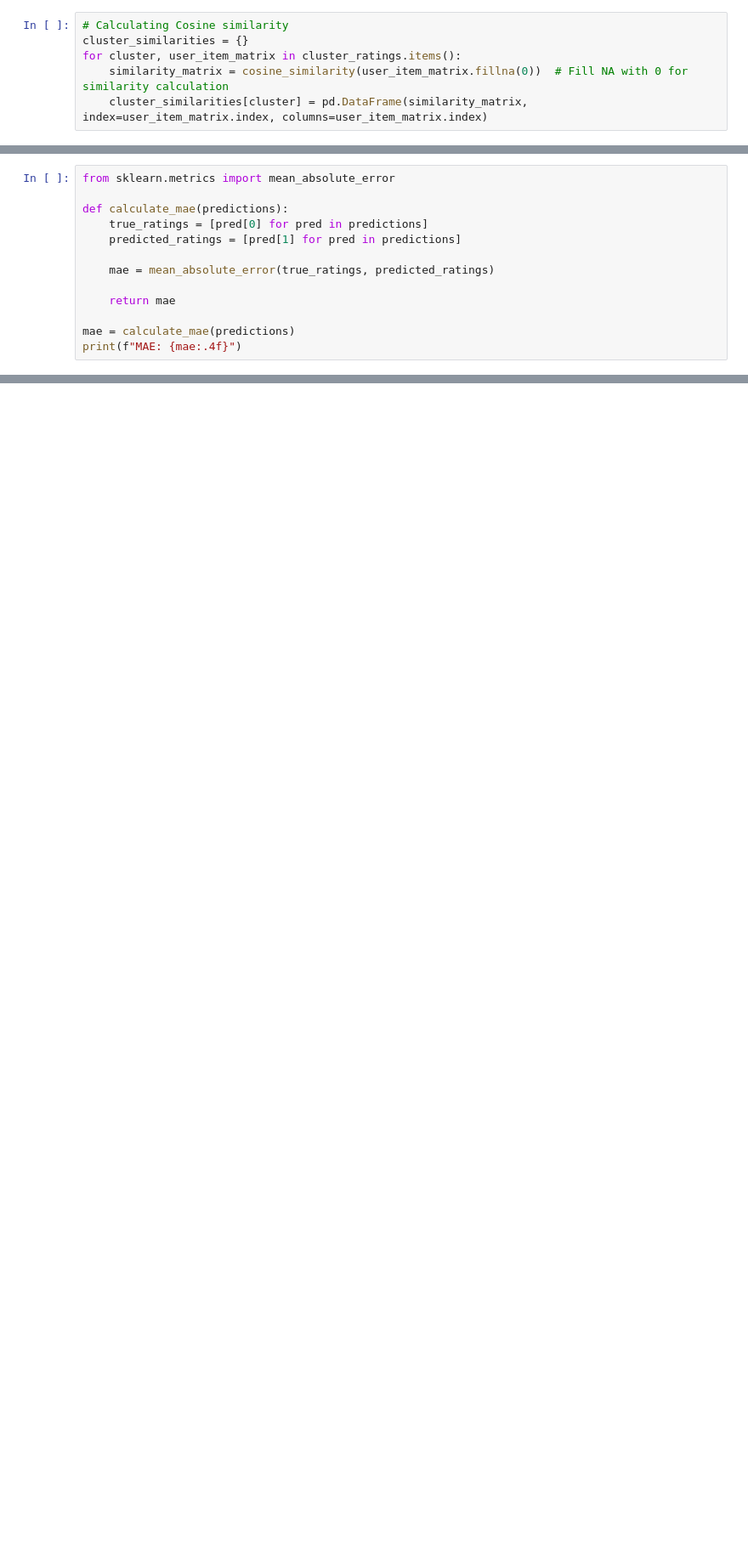
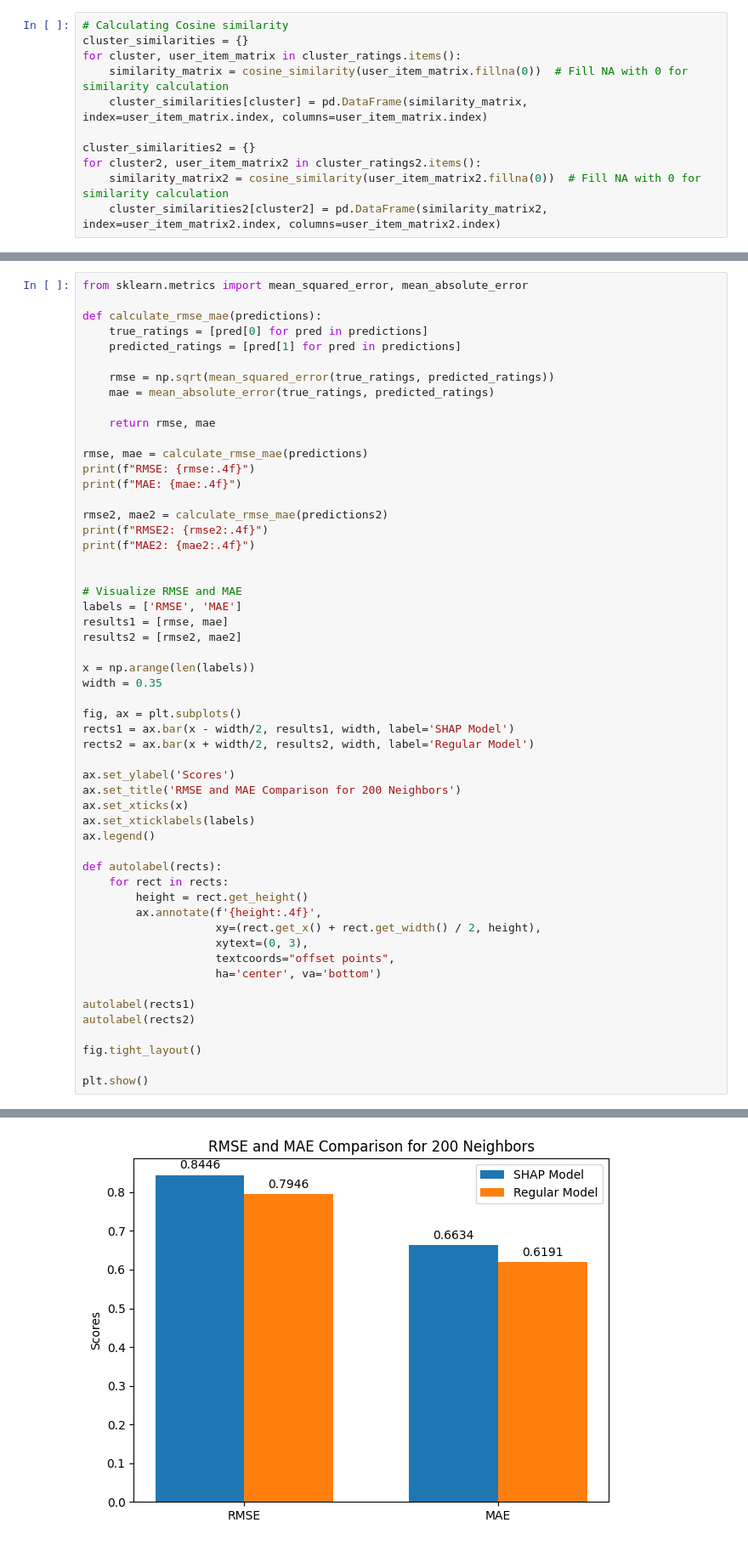
Before and after one commit to aditya-singam/shapclustering, a Jupyter notebook: Pioneer_Research_Code_Aditya_Singampalli.ipynb, the cells around one changed output, grey strips where cells are left out. Shown: that part at 85% size. Saved outputs shown, nothing was run; the diff lists cells and outputs as text; blank space fills up the shorter version.

```diff
--- a/Pioneer_Research_Code_Aditya_Singampalli.ipynb
+++ b/Pioneer_Research_Code_Aditya_Singampalli.ipynb
@@ -268,4 +342,9 @@ cluster_similarities = {}
 for cluster, user_item_matrix in cluster_ratings.items():
     similarity_matrix = cosine_similarity(user_item_matrix.fillna(0))  # Fill NA with 0 for similarity calculation
     cluster_similarities[cluster] = pd.DataFrame(similarity_matrix, index=user_item_matrix.index, columns=user_item_matrix.index)
+
+cluster_similarities2 = {}
+for cluster2, user_item_matrix2 in cluster_ratings2.items():
+    similarity_matrix2 = cosine_similarity(user_item_matrix2.fillna(0))  # Fill NA with 0 for similarity calculation
+    cluster_similarities2[cluster2] = pd.DataFrame(similarity_matrix2, index=user_item_matrix2.index, columns=user_item_matrix2.index)
 # %%
@@ -401,13 +528,0 @@ predictions = predict_ratings_for_test_set(test_ratings, clusters, train_ratings
-# %%
-from sklearn.metrics import mean_absolute_error
-
-def calculate_mae(predictions):
-    true_ratings = [pred[0] for pred in predictions]
-    predicted_ratings = [pred[1] for pred in predictions]
-
-    mae = mean_absolute_error(true_ratings, predicted_ratings)
-
-    return mae
-
-mae = calculate_mae(predictions)
-print(f"MAE: {mae:.4f}")
@@ -415,0 +529,55 @@ MAE: 0.6375
+# %%
+from sklearn.metrics import mean_squared_error, mean_absolute_error
+
+def calculate_rmse_mae(predictions):
+    true_ratings = [pred[0] for pred in predictions]
+    predicted_ratings = [pred[1] for pred in predictions]
+
+    rmse = np.sqrt(mean_squared_error(true_ratings, predicted_ratings))
+    mae = mean_absolute_error(true_ratings, predicted_ratings)
+
+    return rmse, mae
+
+rmse, mae = calculate_rmse_mae(predictions)
+print(f"RMSE: {rmse:.4f}")
+print(f"MAE: {mae:.4f}")
+
+rmse2, mae2 = calculate_rmse_mae(predictions2)
+print(f"RMSE2: {rmse2:.4f}")
+print(f"MAE2: {mae2:.4f}")
+
+
+# Visualize RMSE and MAE
+labels = ['RMSE', 'MAE']
+results1 = [rmse, mae]
+results2 = [rmse2, mae2]
+
+x = np.arange(len(labels))
+width = 0.35
+
+fig, ax = plt.subplots()
+rects1 = ax.bar(x - width/2, results1, width, label='SHAP Model')
+rects2 = ax.bar(x + width/2, results2, width, label='Regular Model')
+
+ax.set_ylabel('Scores')
+ax.set_title('RMSE and MAE Comparison for 200 Neighbors')
+ax.set_xticks(x)
+ax.set_xticklabels(labels)
+ax.legend()
+
+def autolabel(rects):
+    for rect in rects:
+        height = rect.get_height()
+        ax.annotate(f'{height:.4f}',
+                    xy=(rect.get_x() + rect.get_width() / 2, height),
+                    xytext=(0, 3),
+                    textcoords="offset points",
+                    ha='center', va='bottom')
+
+autolabel(rects1)
+autolabel(rects2)
+
+fig.tight_layout()
+
+plt.show()
+# %% [output]
@@ -415,0 +588 @@ MAE: 0.6375
+[figure, added]
```
Also changed, not shown: parts of 12 cells of this notebook.
